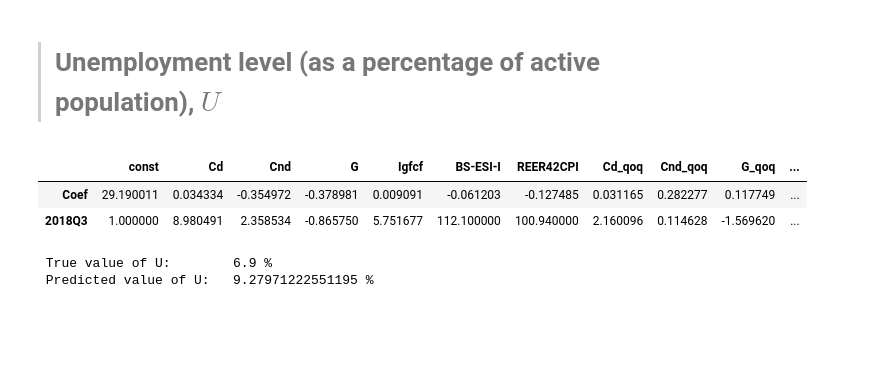
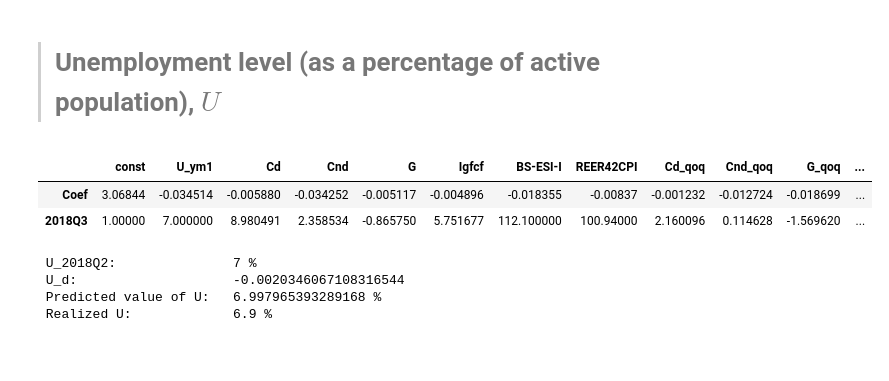
Before and after one commit to boturon/NovaSBE_Courses, a Jupyter notebook: 1107_macroeconomic-policies/assignment/pred-gdp/data.ipynb, the cells around one changed output. Drawn from its saved outputs; the diff is of its cells as text; code cells hidden in the pictures.

```diff
--- a/1107_macroeconomic-policies/assignment/pred-gdp/data.ipynb
+++ b/1107_macroeconomic-policies/assignment/pred-gdp/data.ipynb
@@ -1019,0 +1046,2 @@ namq_10_fcs.head(2)
+# %%
+une_rt_q[une_rt_q.UNIT=="PC_ACT"].set_index("ID")[["Value"]].head(2)
@@ -1019,0 +1153,23 @@ namq_10_fcs.head(2)
+# %%
+df_in = pd.DataFrame(sorted(list(set(namq_10_gdp.ID))), columns=["ID"])
+
+###########################################################################################
+
+# Chain linked volumes, percentage change compared to same period in previous year
+df_in = pd.DataFrame(sorted(list(set(une_rt_q.ID))), columns=["ID"])
+var = "SA"
+#selec = une_rt_q[(une_rt_q.UNIT=="PC_ACT")&(une_rt_q.S_ADJ==var)][["ID", "Value"]];
+#df_in = pd.merge(df_in, selec, on='ID', how="inner")
+
+temp =  pd.merge(une_rt_q[une_rt_q.UNIT=="PC_ACT"], une_rt_q_lag[une_rt_q_lag.UNIT=="PC_ACT"], on='ID', how="inner")
+temp["Value_x"] = temp["Value_x"]-temp["Value_y"]; temp["ID_x"] = temp["ID"]
+temp = temp[[i for i in temp.columns if i[-2:]=="_x"]].copy()
+temp.columns = [i[:-2] for i in temp.columns]
+selec = temp[(temp.UNIT=="PC_ACT")&(temp.S_ADJ==var)][["ID", "Value"]].copy(); selec.columns = ["ID", "U"]
+df_in = pd.merge(df_in, selec, on='ID', how="inner")
+
+# Cd
+var = "CLV_PCH_SM"
+
+selec = une_rt_q_lag[(une_rt_q_lag.UNIT=="PC_ACT")&(une_rt_q_lag.S_ADJ==var)][["ID", "Value"]]; selec.columns = ["ID", "U_ym1"]
+#df_in = pd.merge(df_in, selec, on='ID', how="inner")
@@ -1027,11 +1214,22 @@ def LaborMarket():
     # Chain linked volumes, percentage change compared to same period in previous year
     df_in = pd.DataFrame(sorted(list(set(une_rt_q.ID))), columns=["ID"])
     var = "SA"
-    selec = une_rt_q[(une_rt_q.UNIT=="PC_ACT")&(une_rt_q.S_ADJ==var)][["ID", "Value"]]; selec.columns = ["ID", "U"]
+    #selec = une_rt_q[(une_rt_q.UNIT=="PC_ACT")&(une_rt_q.S_ADJ==var)][["ID", "Value"]];
+    #df_in = pd.merge(df_in, selec, on='ID', how="inner")
+
+    temp =  pd.merge(une_rt_q[une_rt_q.UNIT=="PC_ACT"], une_rt_q_lag[une_rt_q_lag.UNIT=="PC_ACT"], on='ID', how="inner")
+    temp["Value_x"] = temp["Value_x"]-temp["Value_y"]; temp["ID_x"] = temp["ID"]
+    temp = temp[[i for i in temp.columns if i[-2:]=="_x"]].copy()
+    temp.columns = [i[:-2] for i in temp.columns]
+    selec = temp[(temp.UNIT=="PC_ACT")&(temp.S_ADJ==var)][["ID", "Value"]].copy(); selec.columns = ["ID", "U"]
     df_in = pd.merge(df_in, selec, on='ID', how="inner")
 
     # Cd
     var = "CLV_PCH_SM"
+
+    selec = une_rt_q_lag[(une_rt_q_lag.UNIT=="PC_ACT")&(une_rt_q_lag.S_ADJ=="SA")][["ID", "Value"]]; selec.columns = ["ID", "U_ym1"]
+    df_in = pd.merge(df_in, selec, on='ID', how="inner")
+
     selec = namq_10_fcs[(namq_10_fcs.NA_ITEM=="P311_S14")&(namq_10_fcs.UNIT==var)][["ID", "Value"]]; selec.columns = ["ID", "Cd"]
     df_in = pd.merge(df_in, selec, on='ID', how="inner")
 
@@ -1297,20 +1495,26 @@ ___________
 # %%
 U_pred = pd.DataFrame(U0_results.params, columns=["Coef"])
 U_pred["2018Q3"] = 0
-U_pred.at["const":"Igfcf_qoq", "2018Q3"] = [1, Cd_g*100, Cnd_g*100, G_g*100, Igfcf_g*100, 112.1, 100.94,
+U_pred.at["const":"Igfcf_qoq", "2018Q3"] = [1, 7, Cd_g*100, Cnd_g*100, G_g*100, Igfcf_g*100, 112.1, 100.94,
                                             Cd_qoq, Cnd_qoq, G_qoq, Igfcf_qoq]
 U_pred.transpose()
 # %% [output]
-|  | const | Cd | Cnd | G | Igfcf | BS-ESI-I | REER42CPI | Cd_qoq | Cnd_qoq | G_qoq | ... |
-| Coef | 29.190011 | 0.034334 | -0.354972 | -0.378981 | 0.009091 | -0.061203 | -0.127485 | 0.031165 | 0.282277 | 0.117749 | ... |
-| 2018Q3 | 1.000000 | 8.980491 | 2.358534 | -0.865750 | 5.751677 | 112.100000 | 100.940000 | 2.160096 | 0.114628 | -1.569620 | ... |
+|  | const | U_ym1 | Cd | Cnd | G | Igfcf | BS-ESI-I | REER42CPI | Cd_qoq | Cnd_qoq | G_qoq | ... |
+| Coef | 3.06844 | -0.034514 | -0.005880 | -0.034252 | -0.005117 | -0.004896 | -0.018355 | -0.00837 | -0.001232 | -0.012724 | -0.018699 | ... |
+| 2018Q3 | 1.00000 | 7.000000 | 8.980491 | 2.358534 | -0.865750 | 5.751677 | 112.100000 | 100.94000 | 2.160096 | 0.114628 | -1.569620 | ... |
 # %%
 U_2018Q3_true = 6.9
-U_2018Q3 = (U_pred["Coef"]@U_pred["2018Q3"])/100;
-print(" True value of U:", "\t"*1, U_2018Q3_true, "%", "\n",
-      "Predicted value of U:", "\t"*1, U_2018Q3*100, "%")
+U_2018Q2 = 7
+U_d = (U_pred["Coef"]@U_pred["2018Q3"])/100
+U_2018Q3 = U_2018Q2 + U_d;
+print(" U_2018Q2:", "\t"*2, U_2018Q2, "%", "\n",
+      "U_d:", "\t"*3, U_d, "\n",
+      "Predicted value of U:", "\t"*1, U_2018Q3, "%", "\n",
+      "Realized U:", "\t"*2,U_2018Q3_true, "%")
 # %% [output]
- True value of U:        6.9 %
- Predicted value of U:   9.27971222551195 %
+ U_2018Q2:               7 %
+ U_d:                    -0.0020346067108316544
+ Predicted value of U:   6.997965393289168 %
+ Realized U:             6.9 %
 # %% [markdown]
 <br>
```
Also changed, not shown: parts of 17 cells of this notebook, 1 other file.
